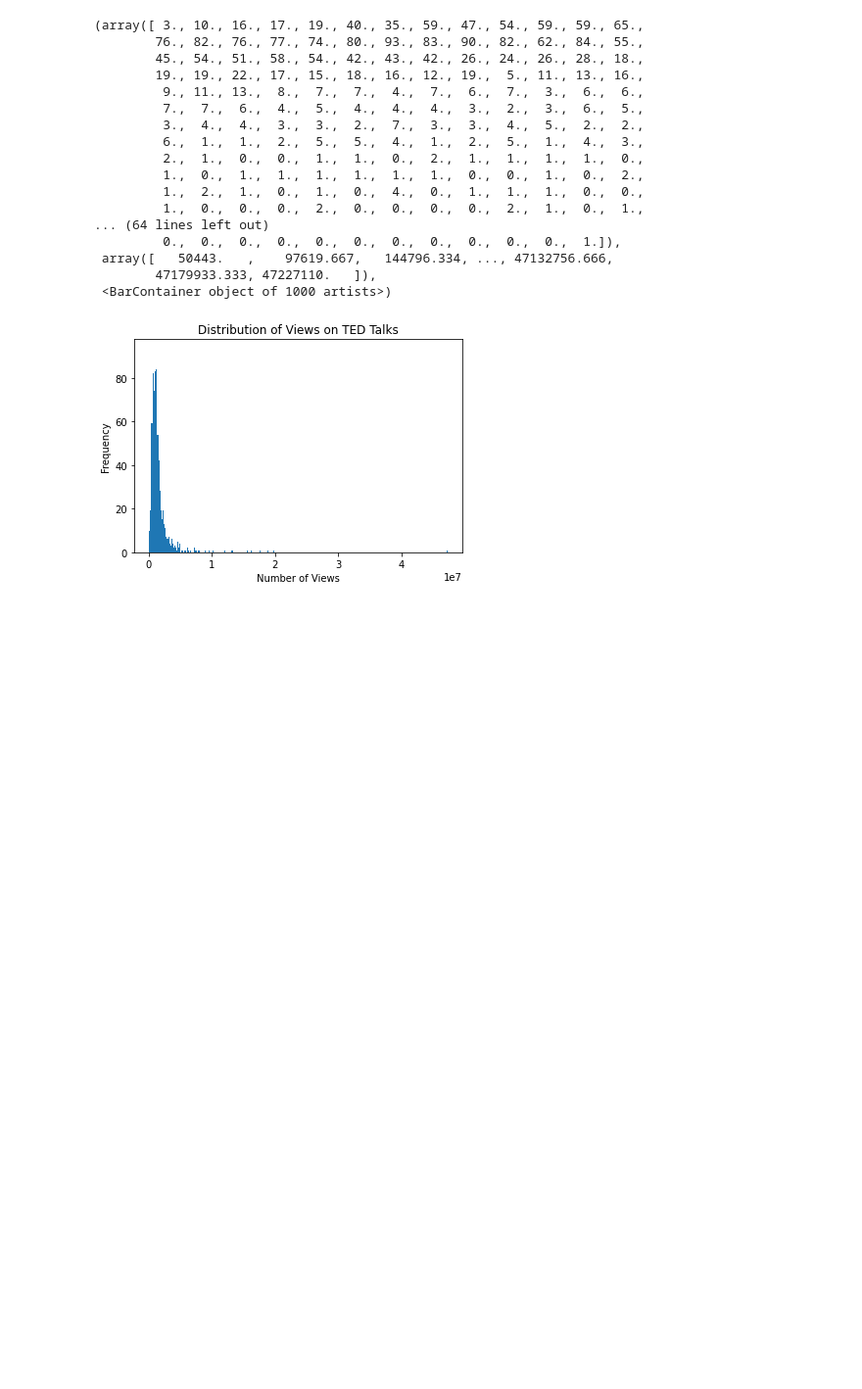
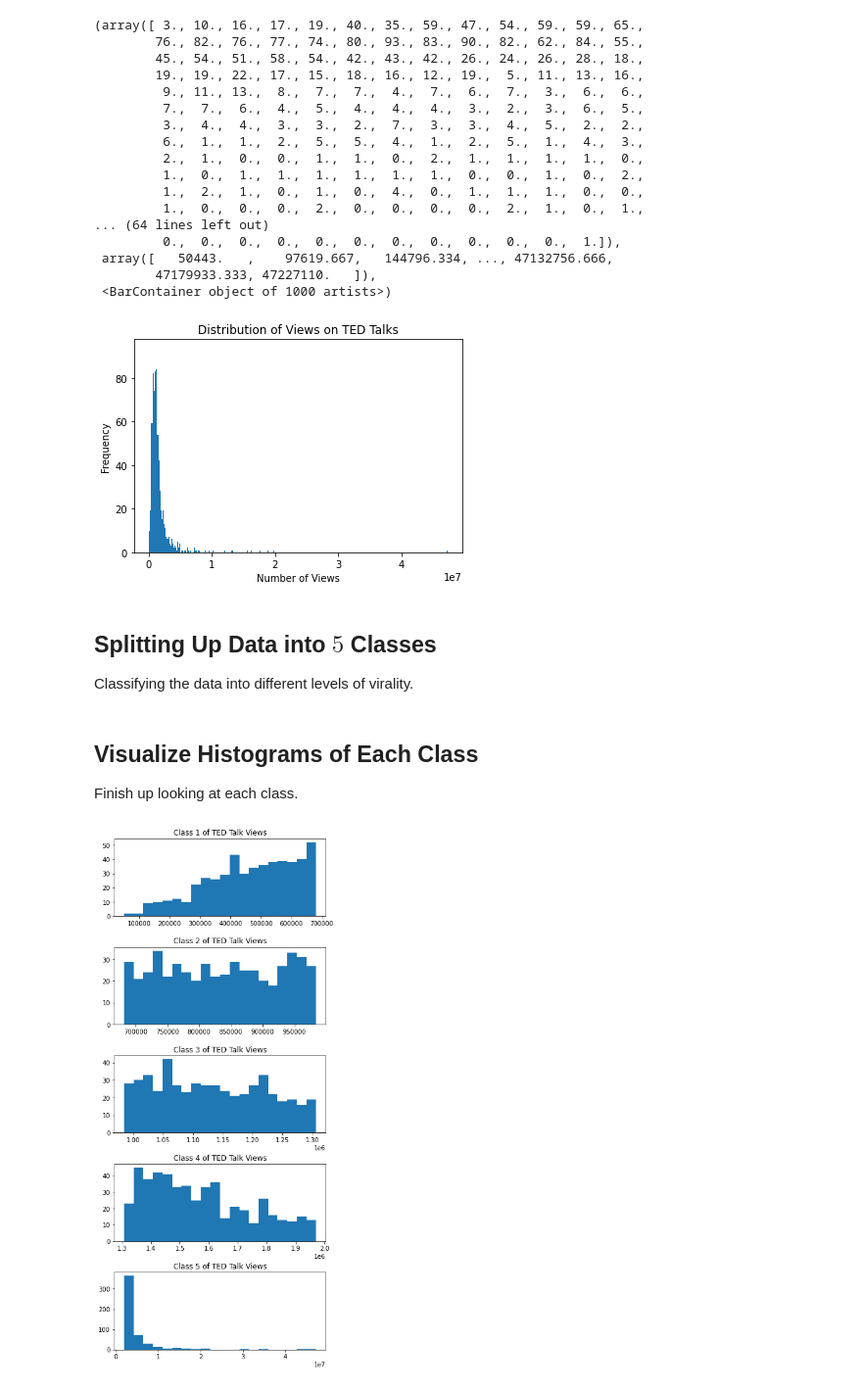
Before and after one commit to cpondoc/cs-221-final-project, a Jupyter notebook: histogram.ipynb, the cells around one changed output. Shown: that part at 98% size. Saved outputs shown, nothing was run; the diff lists cells and outputs as text; code cells hidden in the pictures; blank space fills up the shorter version.

Commit message:
finishing up creating classes

```diff
--- a/histogram.ipynb
+++ b/histogram.ipynb
@@ -17,6 +17,7 @@ main_df = pd.read_csv('data/ted_main.csv')
 transcript_df = pd.read_csv('data/transcripts.csv')
 
 # Look at views and corresponding transcripts
+main_df = main_df.sort_values(by=['views'])
 views = main_df['views']
 transcripts = transcript_df['transcript']
 # %% [markdown]
@@ -46,3 +47,37 @@ plt.hist(views, bins=1000)
         47179933.333, 47227110.   ]),
  <BarContainer object of 1000 artists>)
 [figure]
+# %% [markdown]
+## Splitting Up Data into $5$ Classes
+Classifying the data into different levels of virality.
+# %%
+# Create nunber of classes, class size, and total classes
+num_classes = 5
+class_size = int(len(views) / num_classes)
+classes = [[None]] * num_classes
+
+# Creating the individual classes
+total = 0
+for i in range(num_classes):
+    classes[i] = views[total:total + class_size]
+    total = total + class_size
+# %% [markdown]
+## Visualize Histograms of Each Class
+Finish up looking at each class.
+# %%
+# Plot each of the histograms
+fig, axs = plt.subplots(5)
+for i in range(len(classes)):
+    axs[i].set_title("Class " + str(i+1) + " of TED Talk Views")
+    axs[i].hist(classes[i], bins = 20)
+
+# Cosmetic adjustments
+plt.subplots_adjust(left=0.1,
+                    bottom=0.1,
+                    right=0.9,
+                    top=3,
+                    wspace=0.4,
+                    hspace=0.4)
+plt.show()
+# %% [output]
+[figure, added]
```
